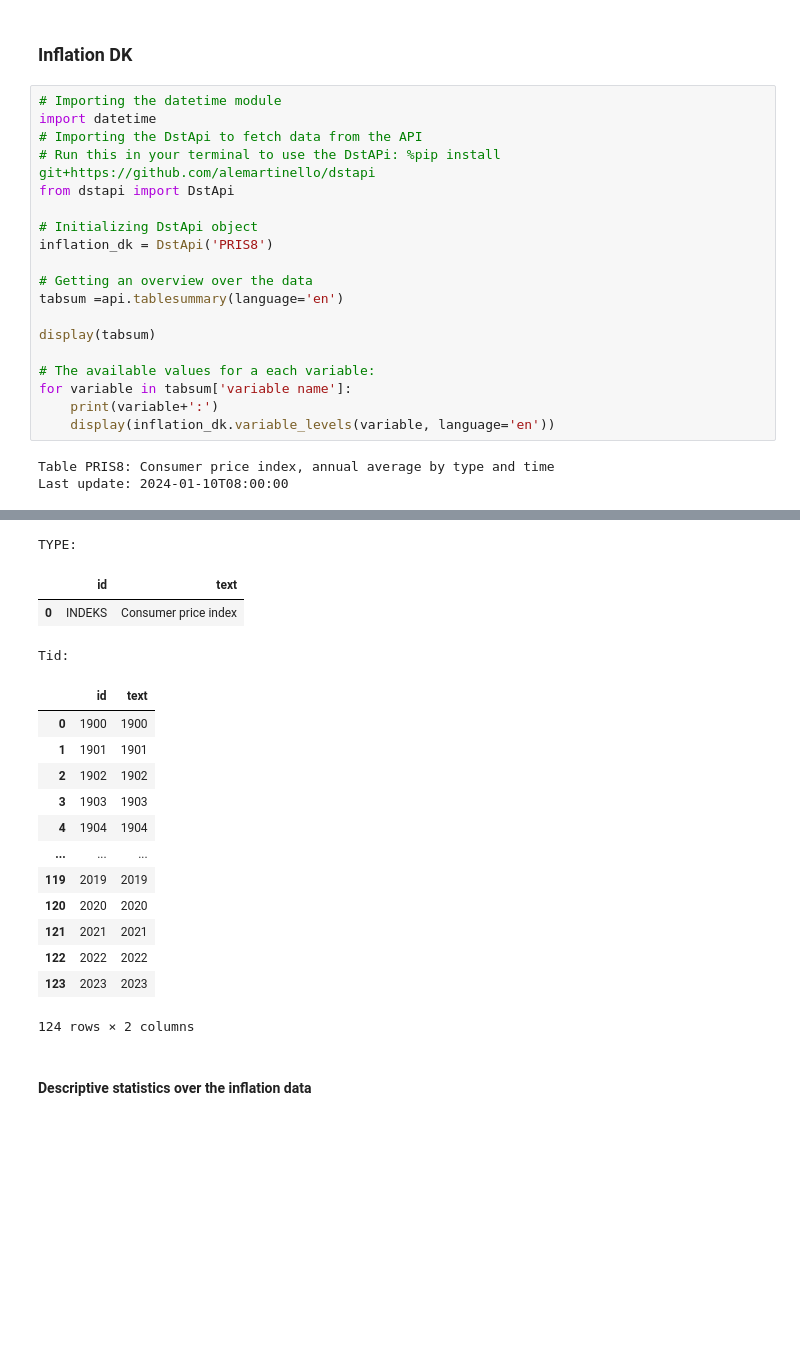
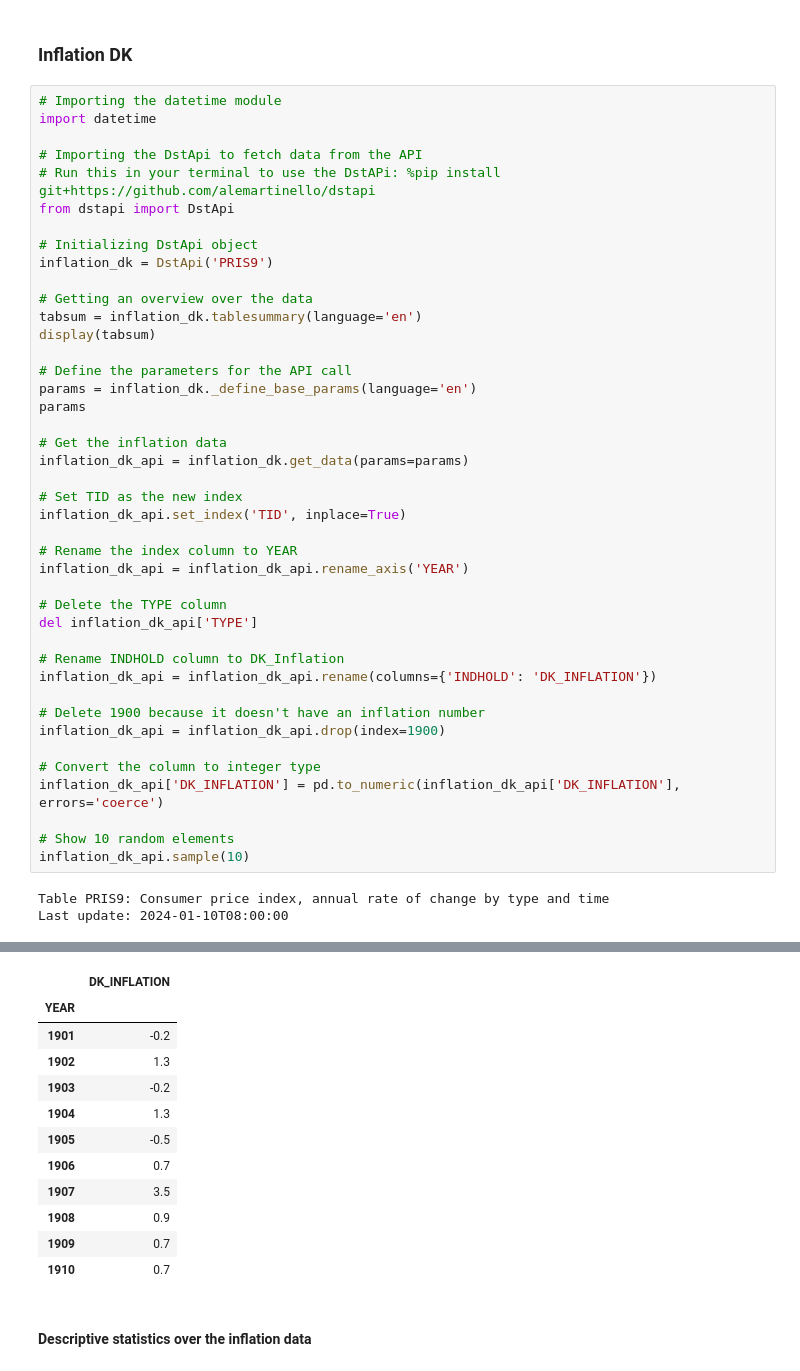
Before and after one commit to sgv491/projects-2024-Bertil-Nikoline-Victor, a Jupyter notebook: dataproject/dataproject.ipynb, the cells around one changed output, grey strips where cells are left out. Cells and saved outputs as stored; diff of their text form; blank space fills up the shorter version.

```diff
--- a/dataproject/dataproject.ipynb
+++ b/dataproject/dataproject.ipynb
@@ -113,23 +120,46 @@ GraphHelper.pretty_line_plot(
 # %%
 # Importing the datetime module
 import datetime
+
 # Importing the DstApi to fetch data from the API
 # Run this in your terminal to use the DstAPi: %pip install git+https://github.com/alemartinello/dstapi
 from dstapi import DstApi
 
 # Initializing DstApi object
-inflation_dk = DstApi('PRIS8')
+inflation_dk = DstApi('PRIS9')
 
 # Getting an overview over the data
-tabsum =api.tablesummary(language='en')
-
+tabsum = inflation_dk.tablesummary(language='en')
 display(tabsum)
 
-# The available values for a each variable:
-for variable in tabsum['variable name']:
-    print(variable+':')
-    display(inflation_dk.variable_levels(variable, language='en'))
+# Define the parameters for the API call
+params = inflation_dk._define_base_params(language='en')
+params
+
+# Get the inflation data
+inflation_dk_api = inflation_dk.get_data(params=params)
+
+# Set TID as the new index
+inflation_dk_api.set_index('TID', inplace=True)
+
+# Rename the index column to YEAR
+inflation_dk_api = inflation_dk_api.rename_axis('YEAR')
+
+# Delete the TYPE column
+del inflation_dk_api['TYPE']
+
+# Rename INDHOLD column to DK_Inflation
+inflation_dk_api = inflation_dk_api.rename(columns={'INDHOLD': 'DK_INFLATION'})
+
+# Delete 1900 because it doesn't have an inflation number
+inflation_dk_api = inflation_dk_api.drop(index=1900)
+
+# Convert the column to integer type
+inflation_dk_api['DK_INFLATION'] = pd.to_numeric(inflation_dk_api['DK_INFLATION'], errors='coerce')
+
+# Show 10 random elements
+inflation_dk_api.sample(10)
 # %% [output]
-Table PRIS8: Consumer price index, annual average by type and time
+Table PRIS9: Consumer price index, annual rate of change by type and time
 Last update: 2024-01-10T08:00:00
 |  | variable name | # values | First value | First value label | Last value | Last value label | Time variable |
@@ -137,20 +167,15 @@ Last update: 2024-01-10T08:00:00
 | 1 | Tid | 124 | 1900 | 1900 | 2023 | 2023 | True |
-TYPE:
-|  | id | text |
-| 0 | INDEKS | Consumer price index |
+|  | DK_INFLATION |
+| YEAR |  |
+| 1901 | -0.2 |
+| 1902 | 1.3 |
+| 1903 | -0.2 |
+| 1904 | 1.3 |
+| 1905 | -0.5 |
+| 1906 | 0.7 |
+| 1907 | 3.5 |
+| 1908 | 0.9 |
+| 1909 | 0.7 |
+| 1910 | 0.7 |
-Tid:
-|  | id | text |
-| 0 | 1900 | 1900 |
-| 1 | 1901 | 1901 |
-| 2 | 1902 | 1902 |
-| 3 | 1903 | 1903 |
-| 4 | 1904 | 1904 |
-| ... | ... | ... |
-| 119 | 2019 | 2019 |
-| 120 | 2020 | 2020 |
-| 121 | 2021 | 2021 |
-| 122 | 2022 | 2022 |
-| 123 | 2023 | 2023 |
-124 rows × 2 columns
 # %% [markdown]
 #### Descriptive statistics over the inflation data
```
Also changed, not shown: parts of 14 cells of this notebook, 1 other file.
